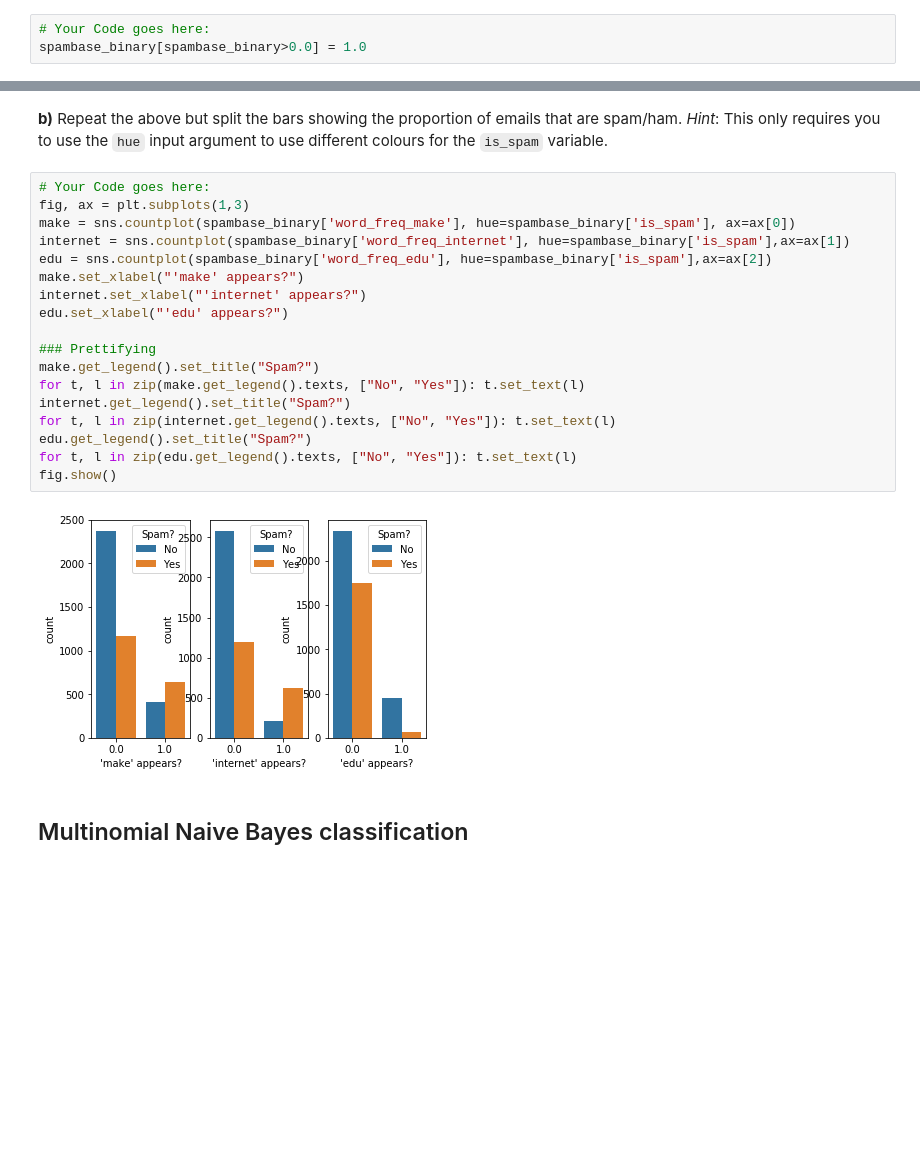
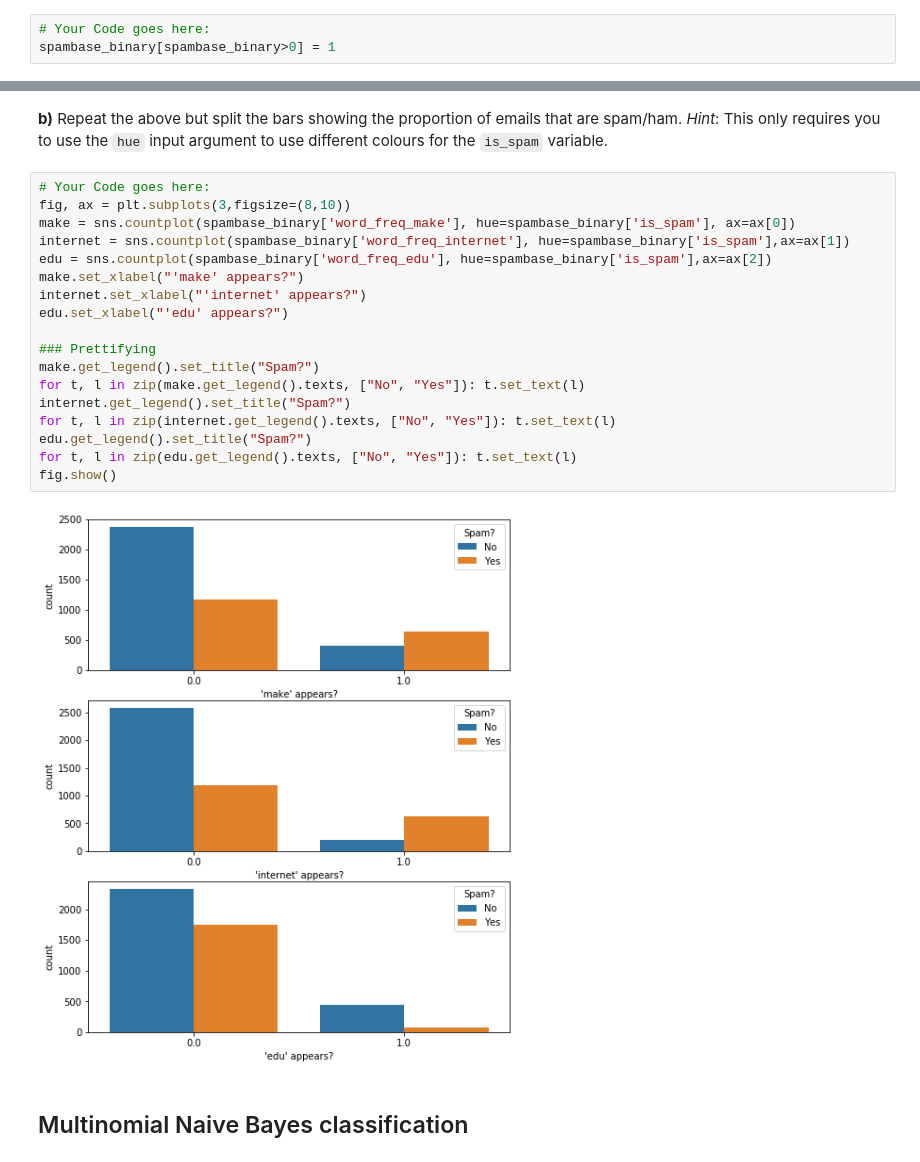
Before and after one commit to lauramasselos/iaml-labs, a Jupyter notebook: Labs/01 - Analysis and Visualisation.ipynb, the cells around one changed output, grey strips where cells are left out. Cells and saved outputs as stored; diff of their text form; blank space fills up the shorter version.

```diff
--- a/Labs/01 - Analysis and Visualisation.ipynb
+++ b/Labs/01 - Analysis and Visualisation.ipynb
@@ -161,7 +155,7 @@ spambase_binary = spambase.copy(deep=True)
 **b)** Convert all attributes in `spambase_binary` to Boolean values: 1 if the word or character is present in the email, or 0 otherwise.
 # %%
 # Your Code goes here:
-spambase_binary[spambase_binary>0.0] = 1.0
+spambase_binary[spambase_binary>0] = 1
 # %% [markdown]
 **c)** Display the 5 last observations of the transformed dataset.
 # %%
@@ -219,24 +190,24 @@ Name: word_freq_edu, Length: 4601, dtype: float64
 **b)** Repeat the above but split the bars showing the proportion of emails that are spam/ham. *Hint*: This only requires you to use the `hue` input argument to use different colours for the `is_spam` variable.
 # %%
 # Your Code goes here:
-fig, ax = plt.subplots(1,3)
+fig, ax = plt.subplots(3,figsize=(8,10))
 make = sns.countplot(spambase_binary['word_freq_make'], hue=spambase_binary['is_spam'], ax=ax[0])
 internet = sns.countplot(spambase_binary['word_freq_internet'], hue=spambase_binary['is_spam'],ax=ax[1])
 edu = sns.countplot(spambase_binary['word_freq_edu'], hue=spambase_binary['is_spam'],ax=ax[2])
 make.set_xlabel("'make' appears?")
 internet.set_xlabel("'internet' appears?")
 edu.set_xlabel("'edu' appears?")
 
 ### Prettifying
 make.get_legend().set_title("Spam?")
 for t, l in zip(make.get_legend().texts, ["No", "Yes"]): t.set_text(l)
 internet.get_legend().set_title("Spam?")
 for t, l in zip(internet.get_legend().texts, ["No", "Yes"]): t.set_text(l)
 edu.get_legend().set_title("Spam?")
 for t, l in zip(edu.get_legend().texts, ["No", "Yes"]): t.set_text(l)
 fig.show()
 # %% [output]
-[figure, old version]
+[figure, new version]
 # %% [markdown]
 ## Multinomial Naive Bayes classification
 # %% [markdown]
```
Also changed, not shown: parts of 15 cells of this notebook, 2 other files.
